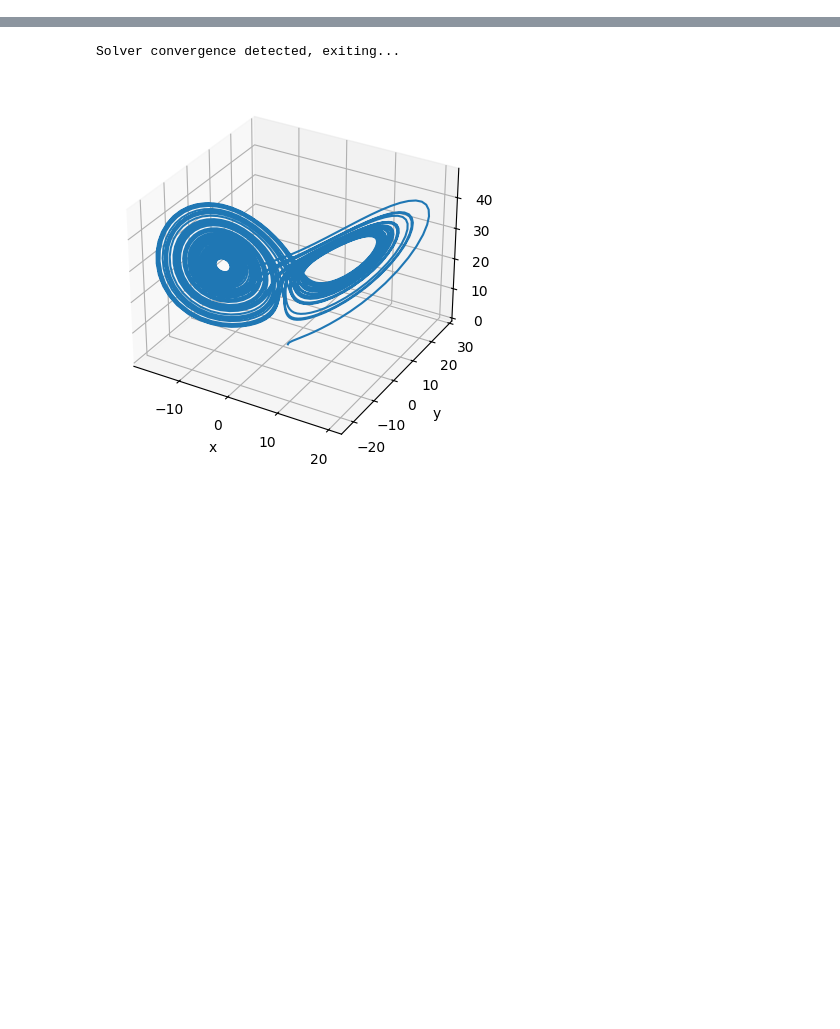
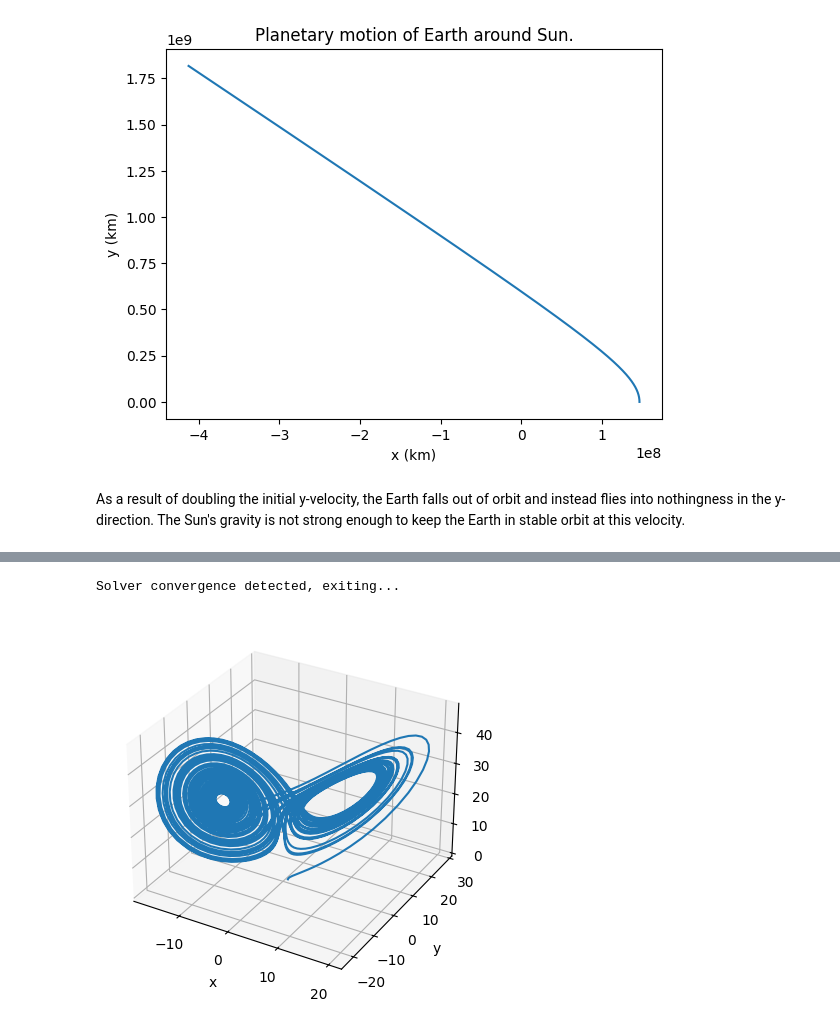
Before and after one commit to csch7/Computational-Physics, a Jupyter notebook: Homework_04.ipynb, the cells around one changed output, grey strips where cells are left out. Saved outputs shown, nothing was run; the diff lists cells and outputs as text; code cells hidden in the pictures; blank space fills up the shorter version.

```diff
--- a/Homework_04.ipynb
+++ b/Homework_04.ipynb
@@ -65,0 +56,34 @@ plt.show()
+# %%
+# SECOND EXPERIMENT
+xi = 147103686 # Initially, earth is at perihelion (91.4*10^6 miles = 147.1*10^6 km)
+vxi = 0      # Initially, x-velocity is 0
+yi = 0       # Since earth at perihelion, there is no y-location
+vyi = 60.56   # Earth velocity at perihelion
+
+t0 = 0
+t_bound = 100000000
+rtol=0.01
+maxsteps= 20000
+solver = RK45(func, t0, [xi, vxi, yi, vyi], t_bound, max_step=maxsteps,rtol=rtol)
+
+ts = []
+ys = []
+for i in np.arange(2000):
+  solver.step()
+  ts.append(solver.t)
+  ys.append(solver.y)
+
+y0 = [y[0] for y in ys]
+y1 = [y[1] for y in ys]
+y2 = [y[2] for y in ys]
+y3 = [y[3] for y in ys]
+
+plt.plot(y0, y2)
+plt.xlabel('x (km)')
+plt.ylabel('y (km)')
+plt.title('Planetary motion of Earth around Sun.')
+plt.show()
+# %% [output]
+[figure, added]
+# %% [markdown]
+As a result of doubling the initial y-velocity, the Earth falls out of orbit and instead flies into nothingness in the y-direction. The Sun's gravity is not strong enough to keep the Earth in stable orbit at this velocity.
```
Also changed, not shown: parts of 6 cells of this notebook.
